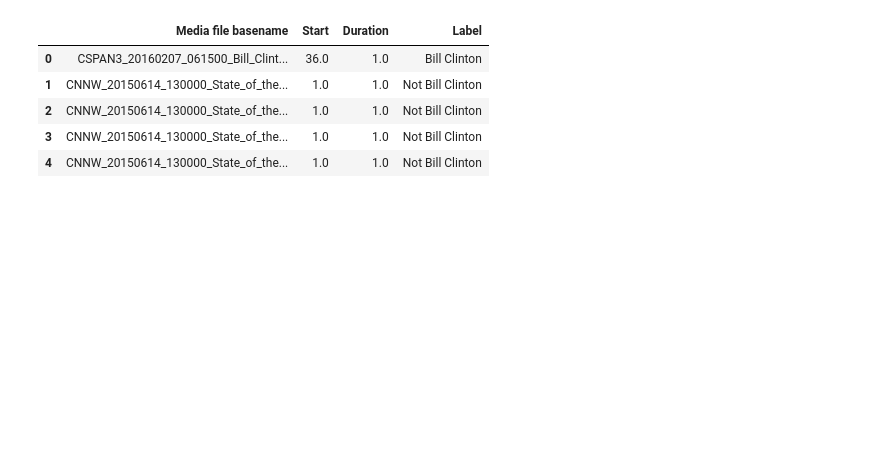
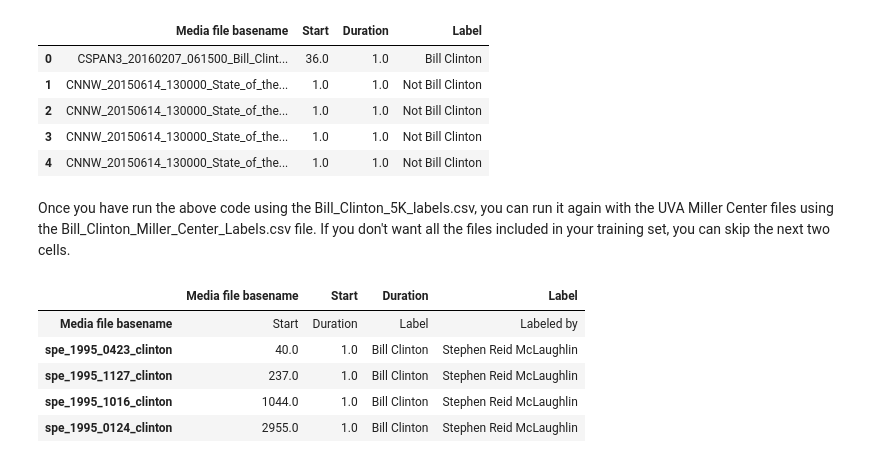
Before and after one commit to hipstas/sida, a Jupyter notebook: Bill_Clinton/01_Bill_Clinton_Preprocessing.ipynb, the cells around one changed output. Saved outputs shown, nothing was run; the diff lists cells and outputs as text; code cells hidden in the pictures; blank space fills up the shorter version.

```diff
--- a/Bill_Clinton/01_Bill_Clinton_Preprocessing.ipynb
+++ b/Bill_Clinton/01_Bill_Clinton_Preprocessing.ipynb
@@ -47,0 +96,18 @@ class_dir_pathname = '/sharedfolder/sida_classifier/_classes_' + training_audio_
+# %% [markdown]
+Once you have run the above code using the Bill_Clinton_5K_labels.csv, you can run it again with the UVA Miller Center files using the Bill_Clinton_Miller_Center_Labels.csv file. If you don't want all the files included in your training set, you can skip the next two cells.
+# %%
+## Load 1-second labels
+#### Before this step, you must move the *.csv file into the /sharedfolder/sida_classifier/ directory
+
+csv_path = '/sharedfolder/sida_classifier/Bill_Clinton_Miller_Center_Labels.csv'
+
+train_table_df = pd.read_csv(csv_path, names=['Media file basename', 'Start', 'Duration', 'Label'])
+
+train_table_df.head()
+# %% [output]
+|  | Media file basename | Start | Duration | Label |
+| Media file basename | Start | Duration | Label | Labeled by |
+| spe_1995_0423_clinton | 40.0 | 1.0 | Bill Clinton | Stephen Reid McLaughlin |
+| spe_1995_1127_clinton | 237.0 | 1.0 | Bill Clinton | Stephen Reid McLaughlin |
+| spe_1995_1016_clinton | 1044.0 | 1.0 | Bill Clinton | Stephen Reid McLaughlin |
+| spe_1995_0124_clinton | 2955.0 | 1.0 | Bill Clinton | Stephen Reid McLaughlin |
```
Also changed, not shown: parts of 10 cells of this notebook.
